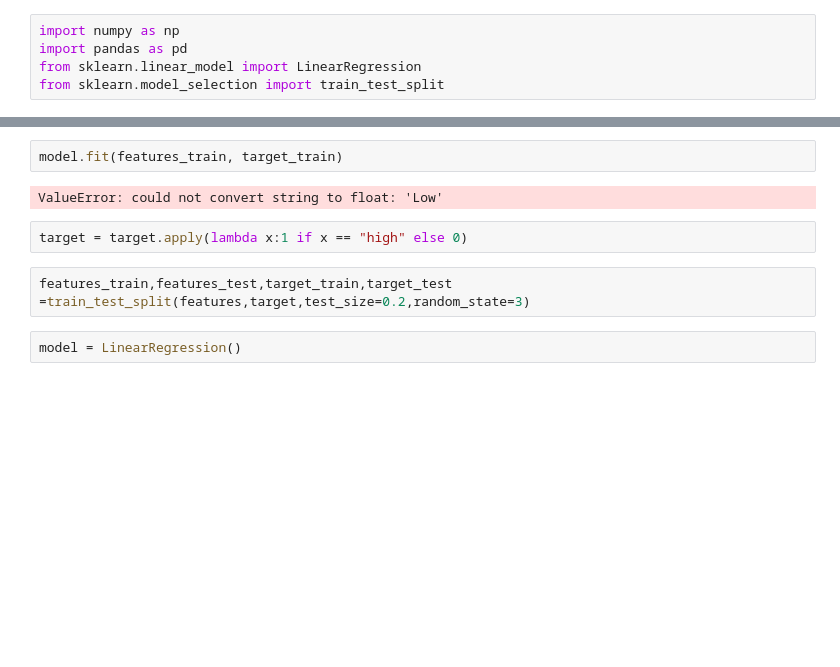
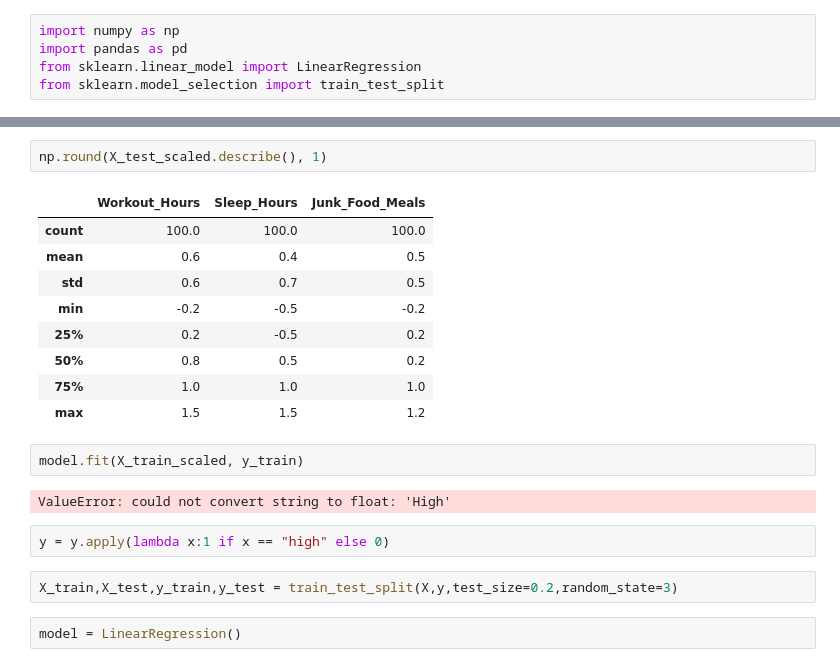
Before and after one commit to nizamuddin-solangi/ML-Practice, a Jupyter notebook: Fitness_Health_Performance.ipynb, the cells around one changed output, grey strips where cells are left out. Drawn from its saved outputs; the diff is of its cells as text; blank space fills up the shorter version.

```diff
--- a/Fitness_Health_Performance.ipynb
+++ b/Fitness_Health_Performance.ipynb
@@ -27,11 +51,23 @@ features_train,features_test,target_train,target_test = train_test_split(feature
+# %%
+np.round(X_test_scaled.describe(), 1)
+# %% [output]
+|  | Workout_Hours | Sleep_Hours | Junk_Food_Meals |
+| count | 100.0 | 100.0 | 100.0 |
+| mean | 0.6 | 0.4 | 0.5 |
+| std | 0.6 | 0.7 | 0.5 |
+| min | -0.2 | -0.5 | -0.2 |
+| 25% | 0.2 | -0.5 | 0.2 |
+| 50% | 0.8 | 0.5 | 0.2 |
+| 75% | 1.0 | 1.0 | 1.0 |
+| max | 1.5 | 1.5 | 1.2 |
 # %%
-model.fit(features_train, target_train)
+model.fit(X_train_scaled, y_train)
 # %% [output]
-ValueError: could not convert string to float: 'Low'
+ValueError: could not convert string to float: 'High'
 # %%
-target = target.apply(lambda x:1 if x == "high" else 0)
+y = y.apply(lambda x:1 if x == "high" else 0)
 # %%
-features_train,features_test,target_train,target_test =train_test_split(features,target,test_size=0.2,random_state=3)
+X_train,X_test,y_train,y_test = train_test_split(X,y,test_size=0.2,random_state=3)
 # %%
 model = LinearRegression()
 # %%
```
Also changed, not shown: parts of 17 cells of this notebook, 23 other files.
